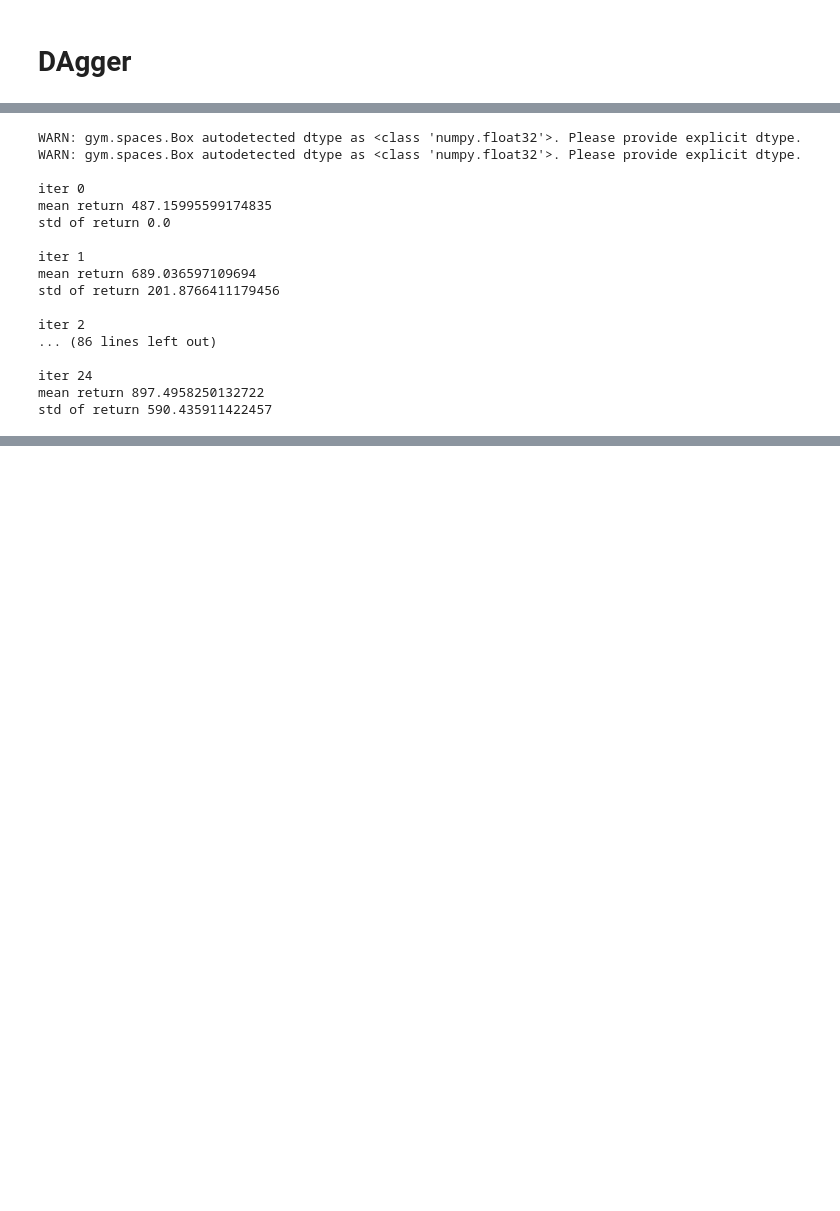
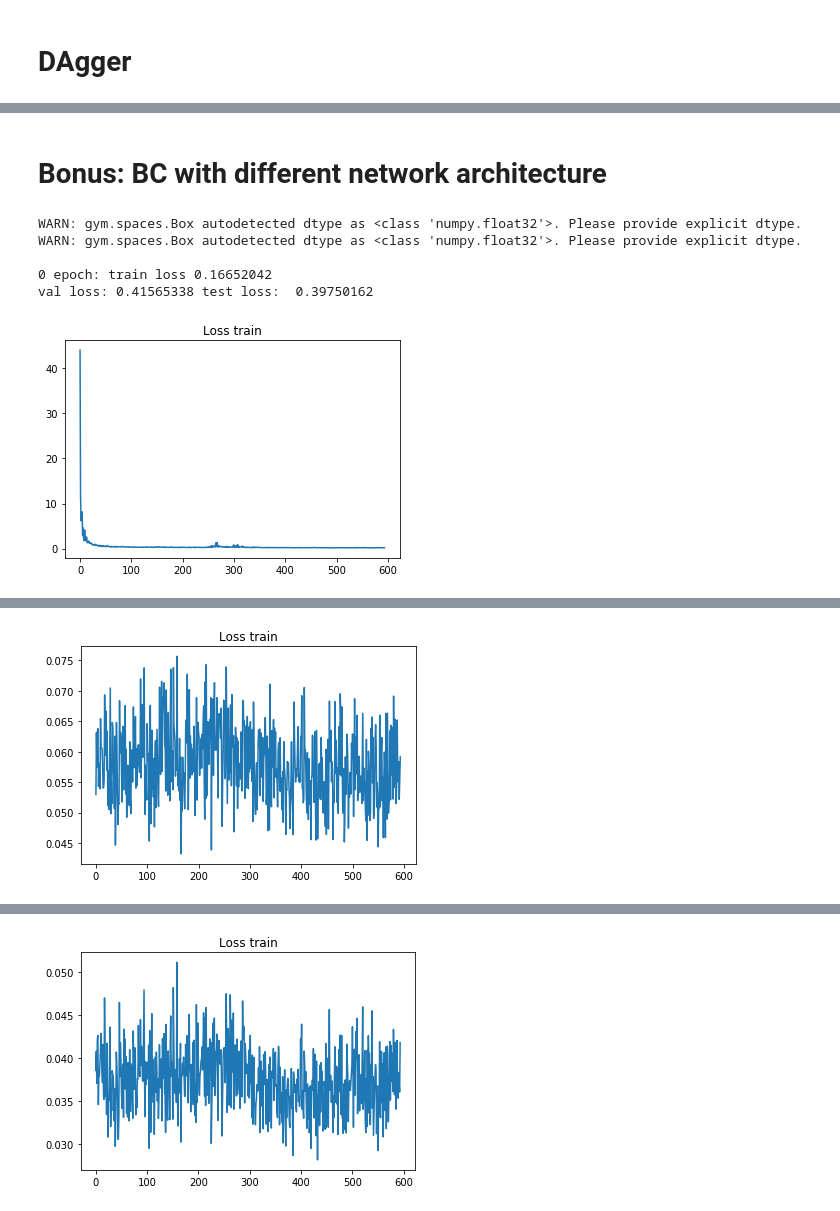
Before and after one commit to seungwon1/cs294_hw, a Jupyter notebook: hw1/hw1.ipynb, the cells around one changed output, grey strips where cells are left out. Saved outputs shown, nothing was run; the diff lists cells and outputs as text; code cells hidden in the pictures; blank space fills up the shorter version.

Commit message:
bc, dagger, bonus done

```diff
--- a/hw1/hw1.ipynb
+++ b/hw1/hw1.ipynb
@@ -896,40 +622,2 @@ val loss: 0.16949955 test loss:  2.0234704
-# %%
-# evaluate policy
-env = gym.make(game)
-num_rollouts = 25
-returns = []
-
-for i in range(num_rollouts):
-    print('\niter', i)
-    obs = env.reset()
-    done = False
-    totalr = 0.
-    steps = 0
-    while not done:
-        action = sess.run(out, feed_dict={state:obs.reshape(1, -1)})
-        obs, r, done, _ = env.step(action)
-        totalr += r
-        steps += 1
-        #env.render()
-    returns.append(totalr)
-
-    print('mean return', np.mean(returns))
-    print('std of return', np.std(returns))
-# %% [output]
-WARN: gym.spaces.Box autodetected dtype as <class 'numpy.float32'>. Please provide explicit dtype.
-WARN: gym.spaces.Box autodetected dtype as <class 'numpy.float32'>. Please provide explicit dtype.
-
-iter 0
-mean return 487.15995599174835
-std of return 0.0
-
-iter 1
-mean return 689.036597109694
-std of return 201.8766411179456
-
-iter 2
-... (86 lines left out)
-
-iter 24
-mean return 897.4958250132722
-std of return 590.435911422457
+# %% [markdown]
+# Bonus: BC with different network architecture
@@ -935,0 +645,28 @@ std of return 590.435911422457
+# %%
+# split data, create env
+data = 'Humanoid-v2'
+game = 'Humanoid-v2'
+x_train, y_train, x_val, y_val, x_test, y_test, num_action, num_state = load_split_data(data, game)
+
+# training deep neural nets
+seed = 1
+set_seed(seed)
+sess = get_session()
+it_num = int(1e+5)
+batch_size = 100
+batch_size2 = int(batch_size/3)
+epoch = 25
+sess, state, action, out = train_nn(seed, num_state, sess, num_action, it_num, batch_size, batch_size2, epoch, x_train, y_train, x_val, y_val, x_test, y_test)
+
+# evaluate policy of trained agent
+env = gym.make(game)
+num_rollouts = 25
+returns = []
+returns = eval_policy(game, num_rollouts, sess, state, out, env)
+# %% [output]
+WARN: gym.spaces.Box autodetected dtype as <class 'numpy.float32'>. Please provide explicit dtype.
+WARN: gym.spaces.Box autodetected dtype as <class 'numpy.float32'>. Please provide explicit dtype.
+
+0 epoch: train loss 0.16652042
+val loss: 0.41565338 test loss:  0.39750162
+[figure, added]
@@ -935,0 +690 @@ std of return 590.435911422457
+[figure, added]
@@ -935,0 +708 @@ std of return 590.435911422457
+[figure, added]
```
Also changed, not shown: parts of 16 cells of this notebook.
